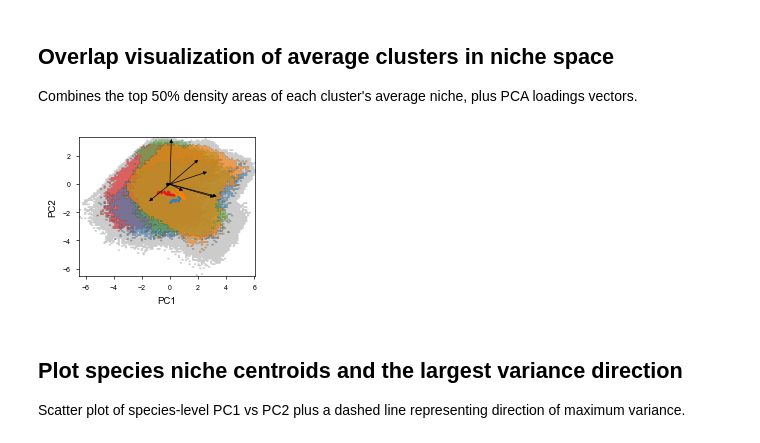
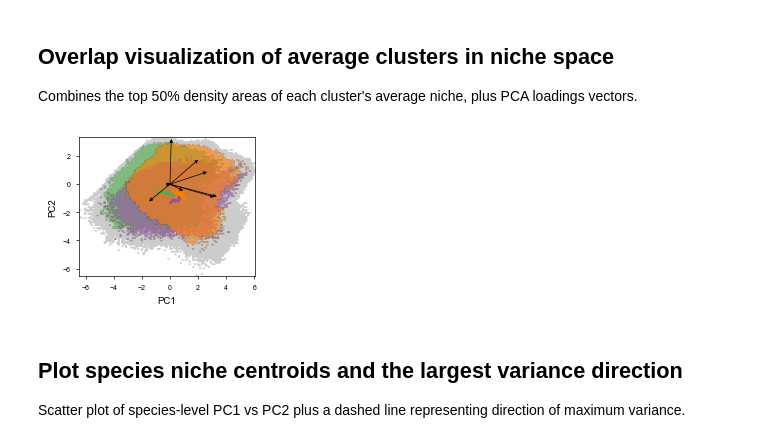
Before and after one commit to KLKua/DeepSDM, a Jupyter notebook: Fig5_nichespace_clustering.ipynb, the cells around one changed output. Drawn from its saved outputs; the diff is of its cells as text; code cells hidden in the pictures.

```diff
--- a/Fig5_nichespace_clustering.ipynb
+++ b/Fig5_nichespace_clustering.ipynb
@@ -128,7 +130,7 @@ font_path = '/usr/share/fonts/opentype/noto/NotoSansCJK-Regular.ttc'  # 檢查
 font_prop = fm.FontProperties(fname=font_path)
 
 # Define the optimal number of clusters.
-k_optimal = 4
+k_optimal = 3
 
 # Compute hierarchical linkage.
 linked = linkage(nichespace_deepsdm_all, method='average', metric='cosine')
@@ -312,47 +277,70 @@ Combines the top 50% density areas of each cluster's average niche, plus PCA loa
 # %%
 unique_labels, label_to_color = PU.align_label_to_color(k_optimal, cluster_labels)
 # %%
-fig, ax = plt.subplots(figsize=mm2inch(55, 50), constrained_layout = True)
-ax.imshow(np.where(img_sign == 1, img_sign, np.nan), alpha = 0.4, extent = PU.nichespace_extent, cmap = ListedColormap('grey'))
+fig, ax = plt.subplots(figsize=mm2inch(55, 50), constrained_layout=True)
 
+# Display the background mask (significant region) in grey with transparency
+ax.imshow(np.where(img_sign == 1, img_sign, np.nan),
+          alpha=0.4,
+          extent=PU.nichespace_extent,
+          cmap=ListedColormap('grey'))
+
+# Overlay each cluster’s average niche region
 for i_cluster, lbl in enumerate(unique_labels):
-    cluster_i_avg_niche = np.where(all_cluster_avg_niches[i_cluster][1] > 0, all_cluster_avg_niches[i_cluster][1], np.nan)
+    # Get average niche map for the current cluster
+    cluster_i_avg_niche = np.where(all_cluster_avg_niches[i_cluster][1] > 0,
+                                   all_cluster_avg_niches[i_cluster][1],
+                                   np.nan)
+    # Define the threshold (50th percentile of non-NaN values)
     cluster_i_threshold = np.nanpercentile(cluster_i_avg_niche, 50)
 
+    # Create a single-color colormap for this cluster
     single_cmap = ListedColormap([label_to_color[int(lbl)]]).copy()
     single_cmap.set_bad(alpha=0)
-    ax.imshow(np.where(cluster_i_avg_niche >= cluster_i_threshold, 1, np.nan), extent = PU.nichespace_extent, cmap = single_cmap, alpha = 0.6)
 
-# 繪製從原點出發的箭頭，並在箭頭末端標記變數名稱
+    # Display the thresholded cluster region
+    ax.imshow(np.where(cluster_i_avg_niche >= cluster_i_threshold, 1, np.nan),
+              extent=PU.nichespace_extent,
+              cmap=single_cmap,
+              alpha=0.6)
+
+# Draw environmental variable vectors from the origin
 for env in PU.env_list:
-    dx = PU.env_pca_loadings.loc[env][f'PC{PU.x_pca:02d}']*4
-    dy = PU.env_pca_loadings.loc[env][f'PC{PU.y_pca:02d}']*4
+    dx = PU.env_pca_loadings.loc[env][f'PC{PU.x_pca:02d}'] * 4
+    dy = PU.env_pca_loadings.loc[env][f'PC{PU.y_pca:02d}'] * 4
     ax.annotate(
-        '',                             # 沒有文字
-        xy=(dx, dy),                    # 箭頭終點
-        xytext=(0, 0),                  # 箭頭起點
+        '',                              # No text, just an arrow
+        xy=(dx, dy),                     # Arrow tip (end)
+        xytext=(0, 0),                   # Arrow base (start)
         arrowprops=dict(
-            arrowstyle='-|>',            # 箭頭樣式
-            lw=0.5,                       # 線寬（數據單位，可配合 mutation_scale 調整）
-            mutation_scale=5,            # 箭頭頭部尺寸的縮放因子，單位是 pt
-            fc='black',              # 填充顏色設定為黑色
-            shrinkA = 0,
-            shrinkB = 0
+            arrowstyle='-|>',            # Arrowhead style
+            lw=0.5,                      # Line width
+            mutation_scale=5,            # Scale factor for arrowhead size (pt)
+            fc='black',                  # Fill color (black)
+            shrinkA=0,
+            shrinkB=0
         )
     )
 
+# Axis labels
 ax.set_xlabel('PC1')
 ax.set_ylabel('PC2')
+
+# Scatter plot of species niche centroids, colored by cluster label
 point_colors = [label_to_color[int(lbl)] for lbl in cluster_labels]
 ax.scatter(x=df_center['PC01'],
            y=df_center['PC02'],
            c=point_colors,
-           s = 0.5)
+           s=0.5)
+
+# Save figure as a transparent high-resolution PDF
 plot_output = os.path.join(PU.plot_path_nichespace_clustering, 'cluster_mean_env.pdf')
-# plt.savefig(plot_output, transparent = True, dpi = 500)
+plt.savefig(plot_output, transparent=True, dpi=500)
+
+# Display the final figure
 plt.show()
 # %% [output]
-[figure, old version]
+[figure, new version]
 # %% [markdown]
 ## Plot species niche centroids and the largest variance direction
 Scatter plot of species-level PC1 vs PC2 plus a dashed line representing direction of maximum variance.
```
Also changed, not shown: parts of 24 cells of this notebook, 3 other files.
